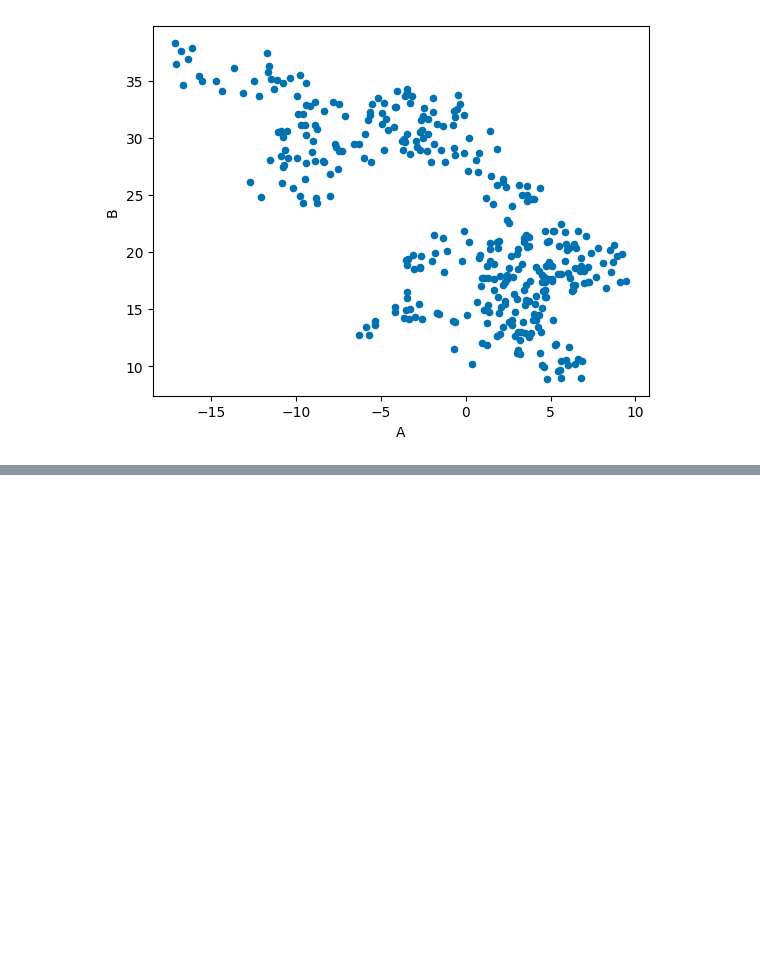
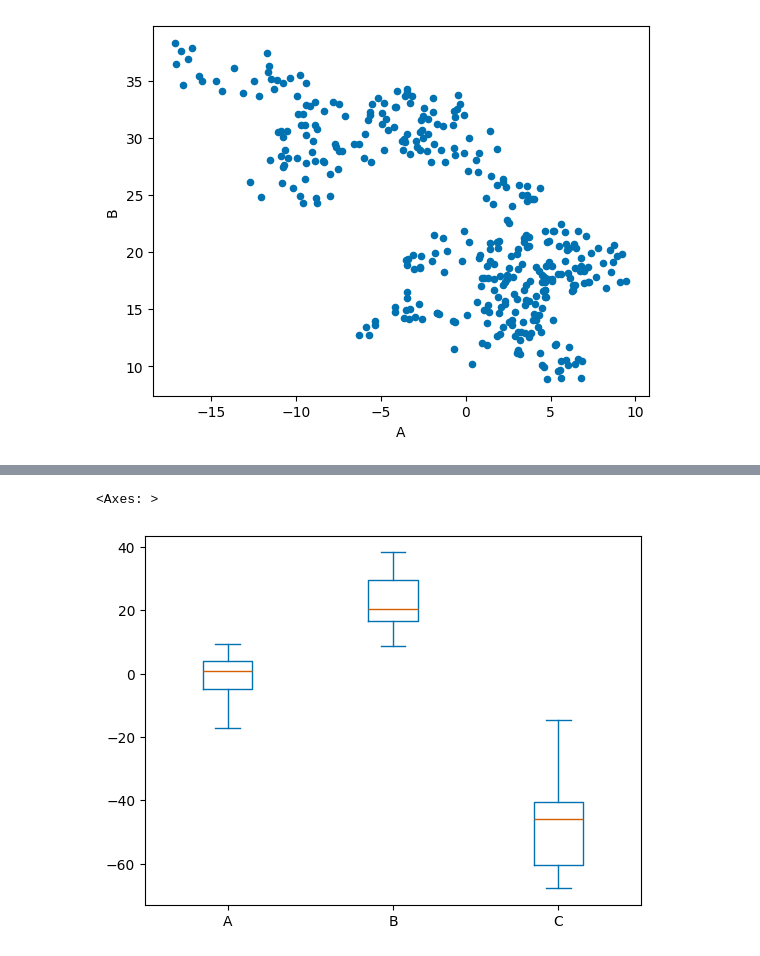
Before and after one commit to Zainab-Ayoub/dataScienceProblems, a Jupyter notebook: plottingWithPandas.ipynb, the cells around one changed output, grey strips where cells are left out. Cells and saved outputs as stored; diff of their text form; code cells hidden in the pictures; blank space fills up the shorter version.

```diff
--- a/plottingWithPandas.ipynb
+++ b/plottingWithPandas.ipynb
@@ -52,0 +68,5 @@ df.plot('A', 'B', kind='scatter')
+# %%
+df.plot.box()
+# %% [output]
+<Axes: >
+[figure, added]
```
Also changed, not shown: parts of 5 cells of this notebook.
